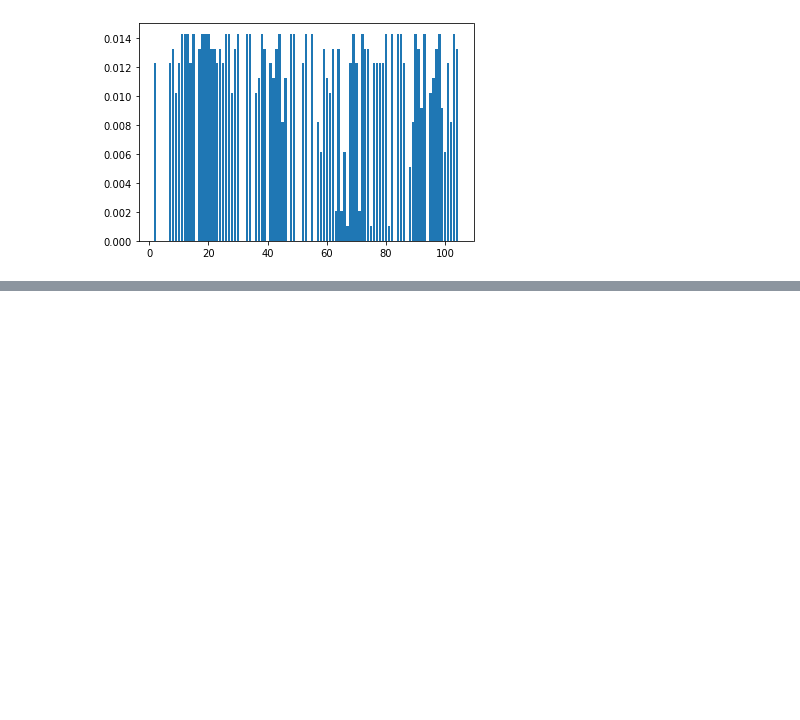
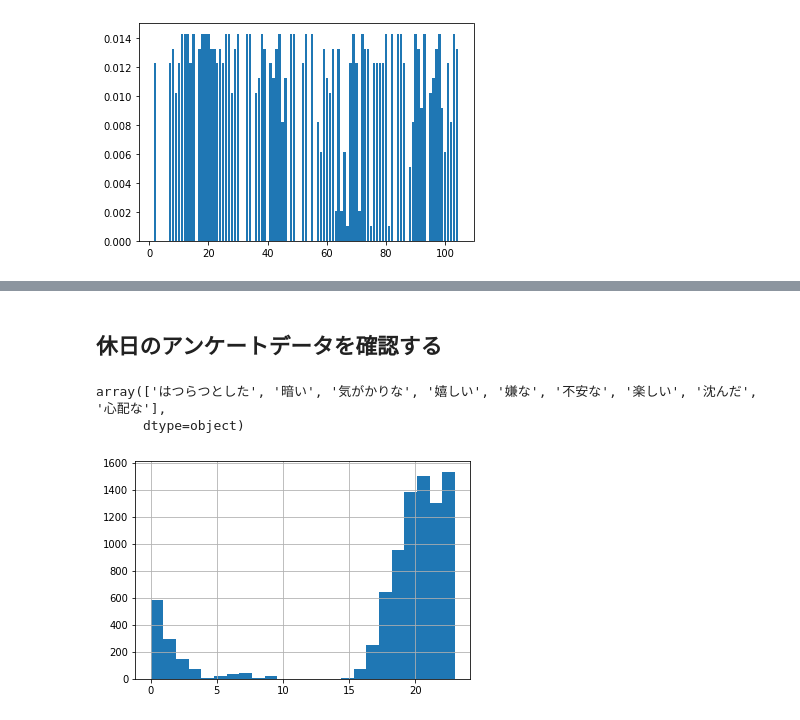
Before and after one commit to yusukennn/research_mental_prediction, a Jupyter notebook: code/preprocess/questionaire_feature.ipynb, the cells around one changed output, grey strips where cells are left out. Cells and saved outputs as stored; diff of their text form; code cells hidden in the pictures; blank space fills up the shorter version.

```diff
--- a/code/preprocess/questionaire_feature.ipynb
+++ b/code/preprocess/questionaire_feature.ipynb
@@ -30,4 +32,9 @@ def to_datetime_jp(x):
     x.index = pd.DatetimeIndex(x.datetime, name='datetime').tz_convert('Asia/Tokyo')
     x['datetime'] = x.index
     x = x.reset_index(drop=True)
+    x['date'] = x['datetime'].dt.date
     return x
+def create_date(x):
+    x['datetime_jp'] = pd.to_datetime(x['datetime_jp'])
+    x['date'] = x['datetime_jp'].dt.date
+    return x
@@ -36,0 +170,26 @@ ques_morning_bodyfatigue['date'] = ques_morning_bodyfatigue['datetime'].dt.date
+# %% [markdown]
+## 休日のアンケートデータを確認する
+# %%
+ques_w_night_dams = pd.read_csv('../../datas/questionaire_data/ques_night_weekday/ques_night_w_dams.csv')
+ques_w_night_dams['name'].unique()
+# %% [output]
+array(['はつらつとした', '暗い', '気がかりな', '嬉しい', '嫌な', '不安な', '楽しい', '沈んだ', '心配な'],
+      dtype=object)
+# %%
+ques_w_night_dams[['haturatu','uresii','tanosii','kurai','iyana','sizunda','kigakari','fuan','sinpai']]=0
+ques_w_night_dams.loc[ques_w_night_dams['name']=='はつらつとした', 'haturatu'] = ques_w_night_dams['value_dams']
+ques_w_night_dams.loc[ques_w_night_dams['name']=='嬉しい', 'uresii'] = ques_w_night_dams['value_dams']
+ques_w_night_dams.loc[ques_w_night_dams['name']=='楽しい', 'tanosii'] = ques_w_night_dams['value_dams']
+ques_w_night_dams.loc[ques_w_night_dams['name']=='暗い', 'kurai'] = ques_w_night_dams['value_dams']
+ques_w_night_dams.loc[ques_w_night_dams['name']=='嫌な', 'iyana'] = ques_w_night_dams['value_dams']
+ques_w_night_dams.loc[ques_w_night_dams['name']=='沈んだ', 'sizunda'] = ques_w_night_dams['value_dams']
+ques_w_night_dams.loc[ques_w_night_dams['name']=='気がかりな', 'kigakari'] = ques_w_night_dams['value_dams']
+ques_w_night_dams.loc[ques_w_night_dams['name']=='不安な', 'fuan'] = ques_w_night_dams['value_dams']
+ques_w_night_dams.loc[ques_w_night_dams['name']=='心配な', 'haturatu'] = ques_w_night_dams['value_dams']
+# %%
+ques_w_night_dams['datetime'] = pd.to_datetime(ques_w_night_dams['datetime'])
+ques_w_night_dams = to_datetime_jp(ques_w_night_dams)
+ques_w_night_dams['datetime'].dt.hour.hist(bins=24)
+ques_w_night_dams_sum = ques_w_night_dams.groupby(['date','user_id'],as_index=False).sum()
+# %% [output]
+[figure, added]
```
Also changed, not shown: parts of 16 cells of this notebook, 3 other files.
